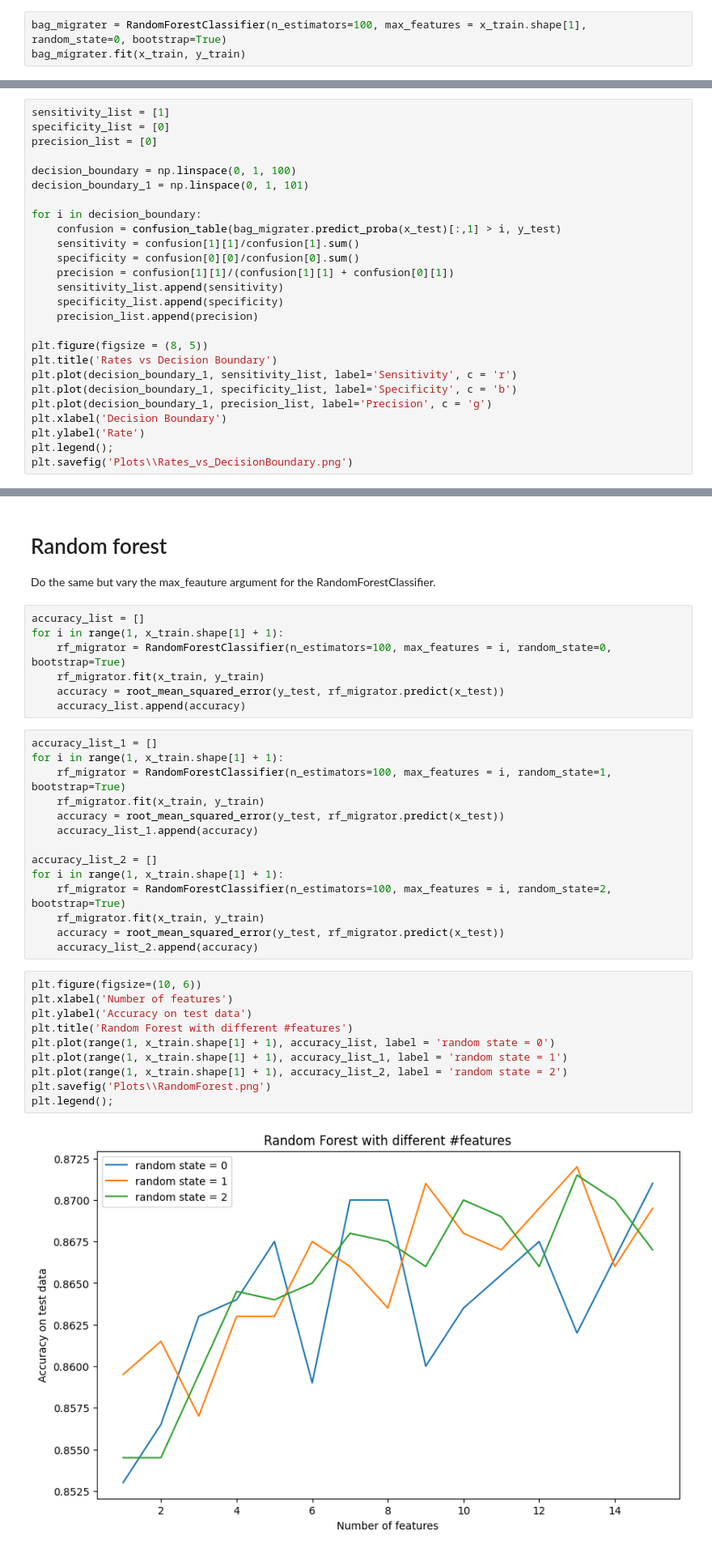
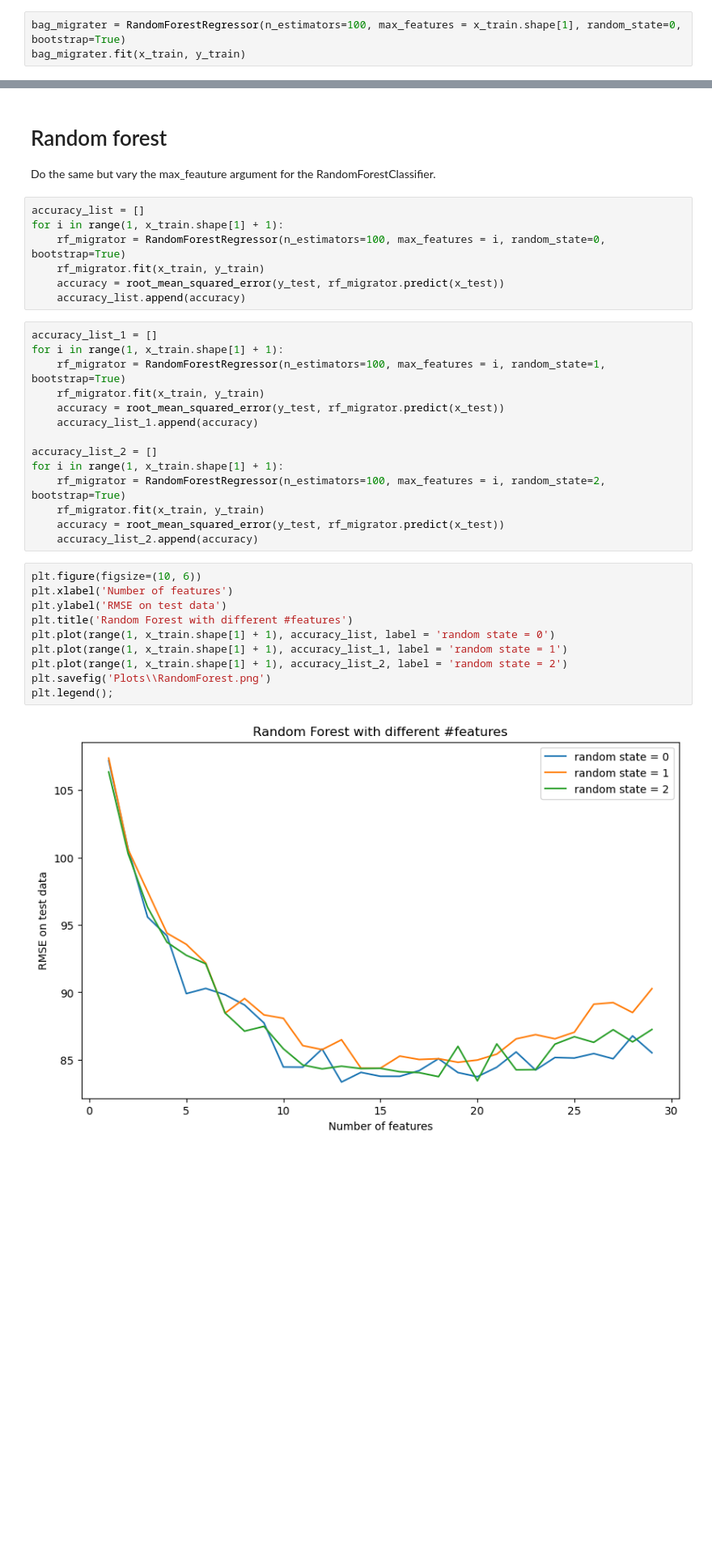
Before and after one commit to Chrillemis/Quant-Comp, a Jupyter notebook: Christian/Trees.ipynb, the cells around one changed output, grey strips where cells are left out. Shown at 81% size. Cells and saved outputs as stored; diff of their text form; blank space fills up the shorter version.

```diff
--- a/Christian/Trees.ipynb
+++ b/Christian/Trees.ipynb
@@ -120,6 +117,6 @@ from sklearn.ensemble import RandomForestClassifier
 # %% [markdown]
 n_estimators are the number of trees in the forest.
 # %%
-bag_migrater = RandomForestClassifier(n_estimators=100, max_features = x_train.shape[1], random_state=0, bootstrap=True)
+bag_migrater = RandomForestRegressor(n_estimators=100, max_features = x_train.shape[1], random_state=0, bootstrap=True)
 bag_migrater.fit(x_train, y_train)
 # %% [output]
@@ -163,28 +156,2 @@ confusion_bag
 # %% [markdown]
 Since there is a lot of data wrongly classified lets look at the ROC curve
-# %%
-sensitivity_list = [1]
-specificity_list = [0]
-precision_list = [0]
-
-decision_boundary = np.linspace(0, 1, 100)
-decision_boundary_1 = np.linspace(0, 1, 101)
-
-for i in decision_boundary:
-    confusion = confusion_table(bag_migrater.predict_proba(x_test)[:,1] > i, y_test)
-    sensitivity = confusion[1][1]/confusion[1].sum()
-    specificity = confusion[0][0]/confusion[0].sum()
-    precision = confusion[1][1]/(confusion[1][1] + confusion[0][1])
-    sensitivity_list.append(sensitivity)
-    specificity_list.append(specificity)
-    precision_list.append(precision)
-
-plt.figure(figsize = (8, 5))
-plt.title('Rates vs Decision Boundary')
-plt.plot(decision_boundary_1, sensitivity_list, label='Sensitivity', c = 'r')
-plt.plot(decision_boundary_1, specificity_list, label='Specificity', c = 'b')
-plt.plot(decision_boundary_1, precision_list, label='Precision', c = 'g')
-plt.xlabel('Decision Boundary')
-plt.ylabel('Rate')
-plt.legend();
-plt.savefig('Plots\\Rates_vs_DecisionBoundary.png')
@@ -222,36 +161,36 @@ Do the same but vary the max_feauture argument for the RandomForestClassifier.
 # %%
 accuracy_list = []
 for i in range(1, x_train.shape[1] + 1):
-    rf_migrator = RandomForestClassifier(n_estimators=100, max_features = i, random_state=0, bootstrap=True)
+    rf_migrator = RandomForestRegressor(n_estimators=100, max_features = i, random_state=0, bootstrap=True)
     rf_migrator.fit(x_train, y_train)
     accuracy = root_mean_squared_error(y_test, rf_migrator.predict(x_test))
     accuracy_list.append(accuracy)
 # %%
 accuracy_list_1 = []
 for i in range(1, x_train.shape[1] + 1):
-    rf_migrator = RandomForestClassifier(n_estimators=100, max_features = i, random_state=1, bootstrap=True)
+    rf_migrator = RandomForestRegressor(n_estimators=100, max_features = i, random_state=1, bootstrap=True)
     rf_migrator.fit(x_train, y_train)
     accuracy = root_mean_squared_error(y_test, rf_migrator.predict(x_test))
     accuracy_list_1.append(accuracy)
 
 accuracy_list_2 = []
 for i in range(1, x_train.shape[1] + 1):
-    rf_migrator = RandomForestClassifier(n_estimators=100, max_features = i, random_state=2, bootstrap=True)
+    rf_migrator = RandomForestRegressor(n_estimators=100, max_features = i, random_state=2, bootstrap=True)
     rf_migrator.fit(x_train, y_train)
     accuracy = root_mean_squared_error(y_test, rf_migrator.predict(x_test))
     accuracy_list_2.append(accuracy)
 # %%
 plt.figure(figsize=(10, 6))
 plt.xlabel('Number of features')
-plt.ylabel('Accuracy on test data')
+plt.ylabel('RMSE on test data')
 plt.title('Random Forest with different #features')
 plt.plot(range(1, x_train.shape[1] + 1), accuracy_list, label = 'random state = 0')
 plt.plot(range(1, x_train.shape[1] + 1), accuracy_list_1, label = 'random state = 1')
 plt.plot(range(1, x_train.shape[1] + 1), accuracy_list_2, label = 'random state = 2')
 plt.savefig('Plots\\RandomForest.png')
 plt.legend();
 # %% [output]
-[figure, old version]
+[figure, new version]
 # %% [markdown]
 So we see a small increasing tendency but also that it varies from random state to random state what number of feautes are the best. However we can see that in general they are in between 0.855 and 0.870 which is a pretty small gap.
 # %% [markdown]
```
Also changed, not shown: parts of 18 cells of this notebook, 4 other files.
